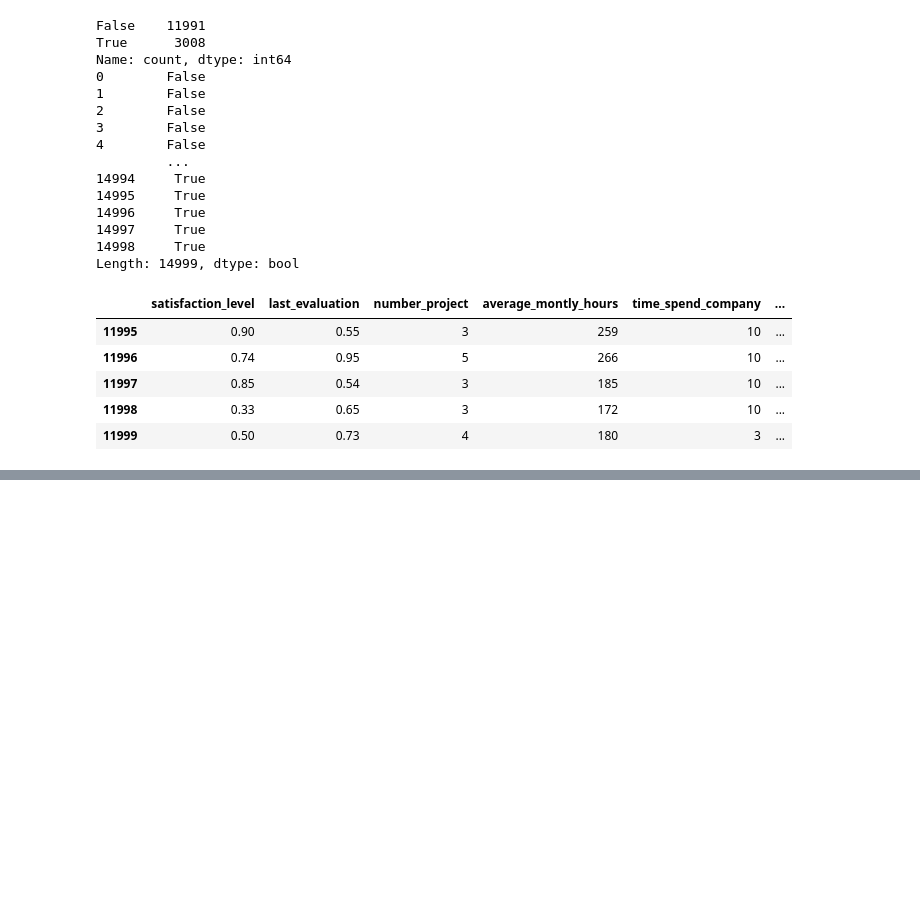
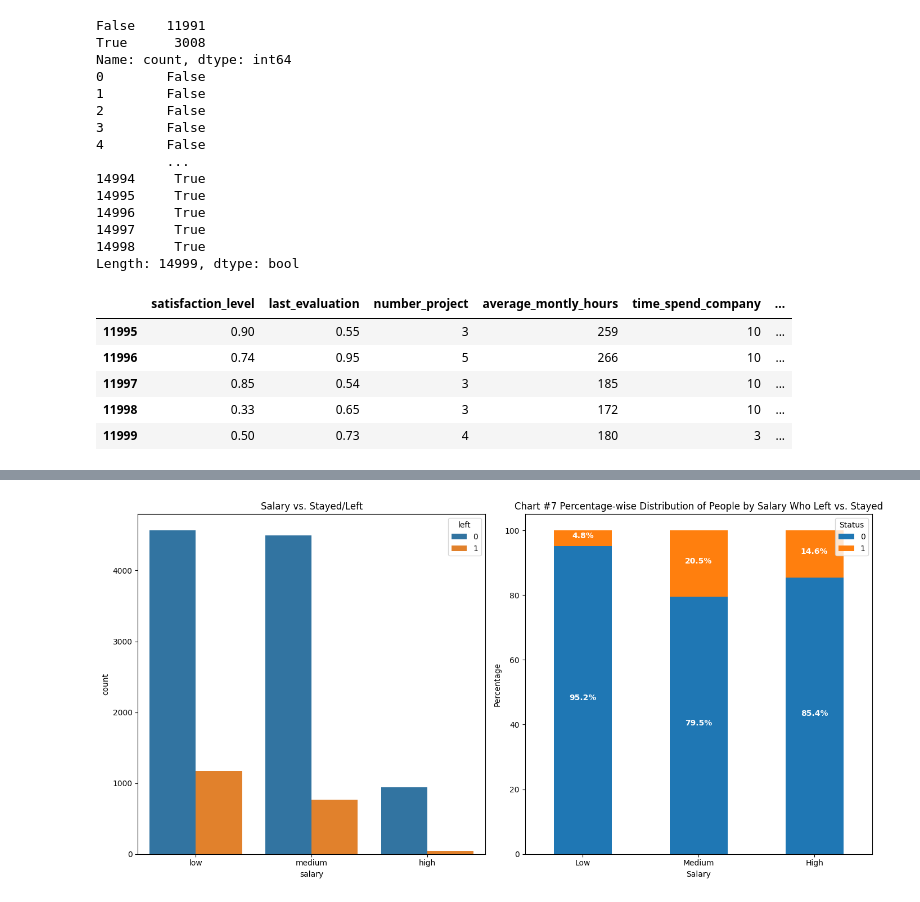
Before and after one commit to useinov12/hr_at_salifort_motors, a Jupyter notebook: src/hr_at_salifort_motors/main.ipynb, the cells around one changed output, grey strips where cells are left out. Saved outputs shown, nothing was run; the diff lists cells and outputs as text; code cells hidden in the pictures; blank space fills up the shorter version.

```diff
--- a/src/hr_at_salifort_motors/main.ipynb
+++ b/src/hr_at_salifort_motors/main.ipynb
@@ -121,0 +241,29 @@ df1.tail(5)
+# %%
+# Calculate percentage distribution for salary vs. left/stayed
+salary_counts = df1.groupby(['salary', 'left']).size().unstack(fill_value=0)
+salary_percentage_df = salary_counts.div(salary_counts.sum(axis=1), axis=0) * 100
+
+# Create a figure with 1 row and 2 columns
+fig, axes = plt.subplots(1, 2, figsize=(14, 7))
+
+# Plot 1: Countplot of Salary vs. Stayed/Left
+sns.countplot(x='salary', hue='left', data=df1, ax=axes[0])
+axes[0].set_title('Salary vs. Stayed/Left')
+
+# Plot 2: Percentage-wise Distribution of People by Salary Who Left vs. Stayed
+salary_percentage_df.plot(kind='bar', stacked=True, ax=axes[1], color=['#1f77b4', '#ff7f0e'])
+axes[1].set_title('Chart #7 Percentage-wise Distribution of People by Salary Who Left vs. Stayed')
+axes[1].set_xlabel('Salary')
+axes[1].set_ylabel('Percentage')
+axes[1].legend(title='Status')
+axes[1].set_xticklabels(['Low', 'Medium', 'High'], rotation=0)
+
+# Adding percentage labels on the bars for salaries
+for i in range(salary_percentage_df.shape[0]):
+    axes[1].text(i, salary_percentage_df.iloc[i, 0] / 2, f"{salary_percentage_df.iloc[i, 0]:.1f}%", ha='center', color='white', weight='bold')
+    axes[1].text(i, salary_percentage_df.iloc[i, 0] + (salary_percentage_df.iloc[i, 1] / 2), f"{salary_percentage_df.iloc[i, 1]:.1f}%", ha='center', color='white', weight='bold')
+
+plt.tight_layout()
+plt.show()
+# %% [output]
+[figure, added]
```
Also changed, not shown: parts of 16 cells of this notebook.
